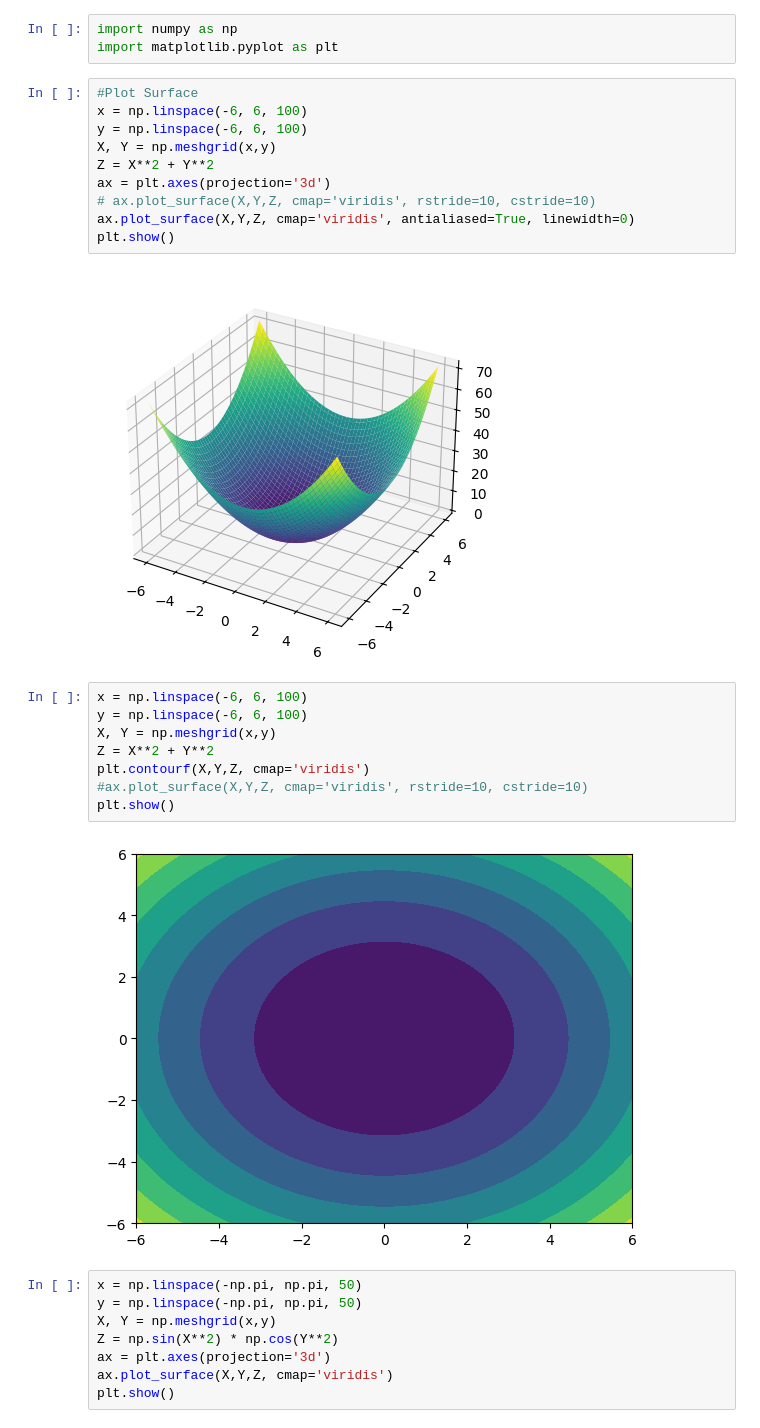
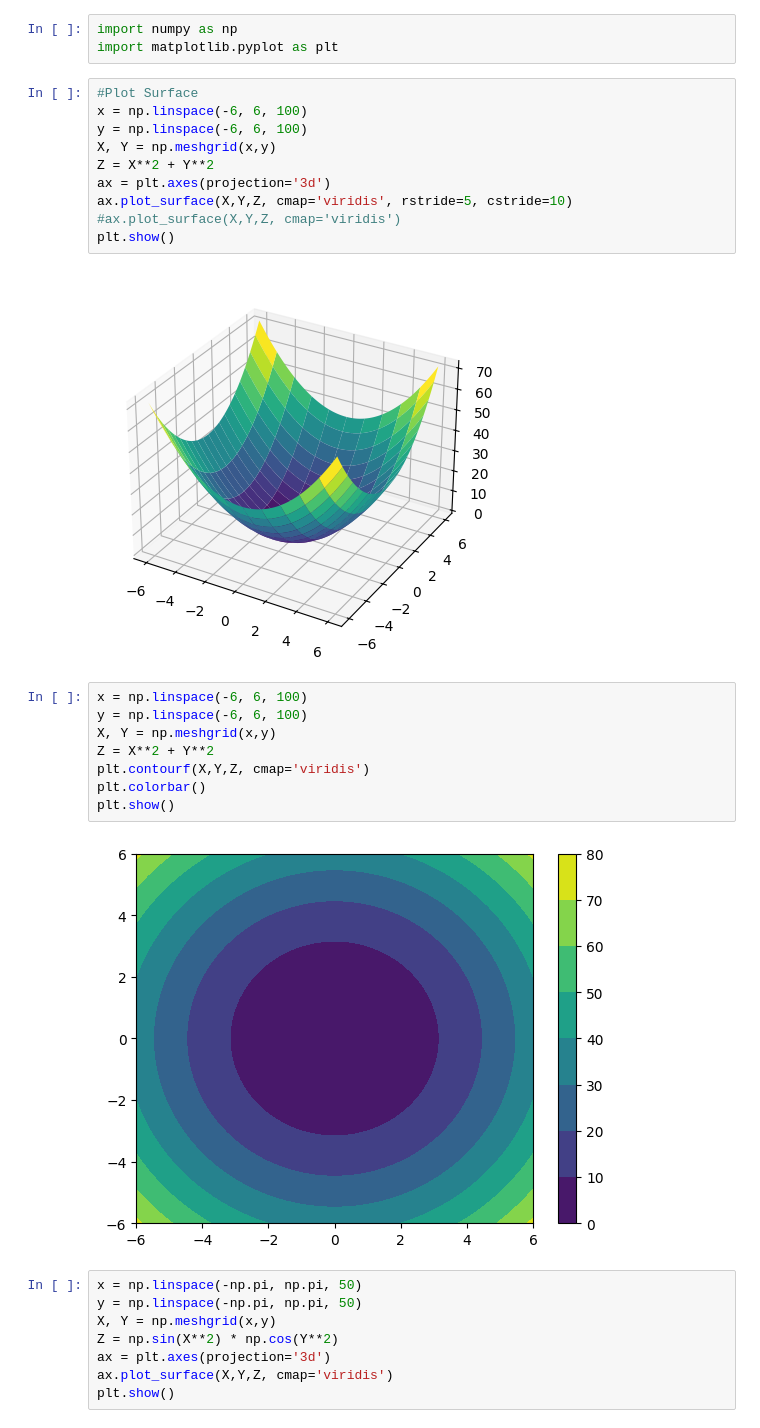
Before and after one commit to msbelajar/algo_2025_uho, a Jupyter notebook: P10/3d-plot.ipynb, the cells around one changed output. Saved outputs shown, nothing was run; the diff lists cells and outputs as text.

```diff
--- a/P10/3d-plot.ipynb
+++ b/P10/3d-plot.ipynb
@@ -8,21 +8,21 @@ y = np.linspace(-6, 6, 100)
 X, Y = np.meshgrid(x,y)
 Z = X**2 + Y**2
 ax = plt.axes(projection='3d')
-# ax.plot_surface(X,Y,Z, cmap='viridis', rstride=10, cstride=10)
-ax.plot_surface(X,Y,Z, cmap='viridis', antialiased=True, linewidth=0)
+ax.plot_surface(X,Y,Z, cmap='viridis', rstride=5, cstride=10)
+#ax.plot_surface(X,Y,Z, cmap='viridis')
 plt.show()
 # %% [output]
-[figure, old version]
+[figure, new version]
 # %%
 x = np.linspace(-6, 6, 100)
 y = np.linspace(-6, 6, 100)
 X, Y = np.meshgrid(x,y)
 Z = X**2 + Y**2
 plt.contourf(X,Y,Z, cmap='viridis')
-#ax.plot_surface(X,Y,Z, cmap='viridis', rstride=10, cstride=10)
+plt.colorbar()
 plt.show()
 # %% [output]
-[figure, old version]
+[figure, new version]
 # %%
 x = np.linspace(-np.pi, np.pi, 50)
 y = np.linspace(-np.pi, np.pi, 50)
```
Also changed, not shown: 4 other files.
